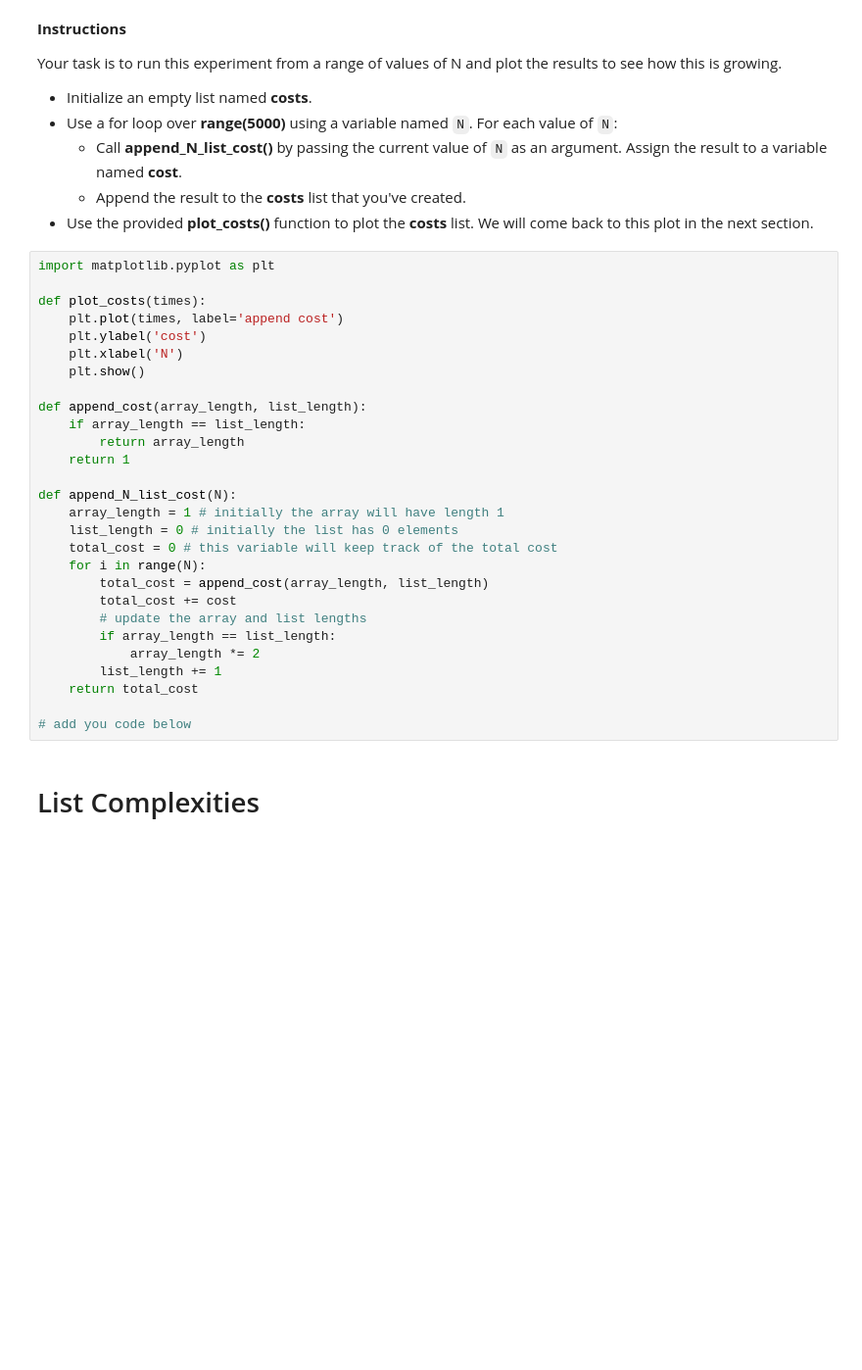
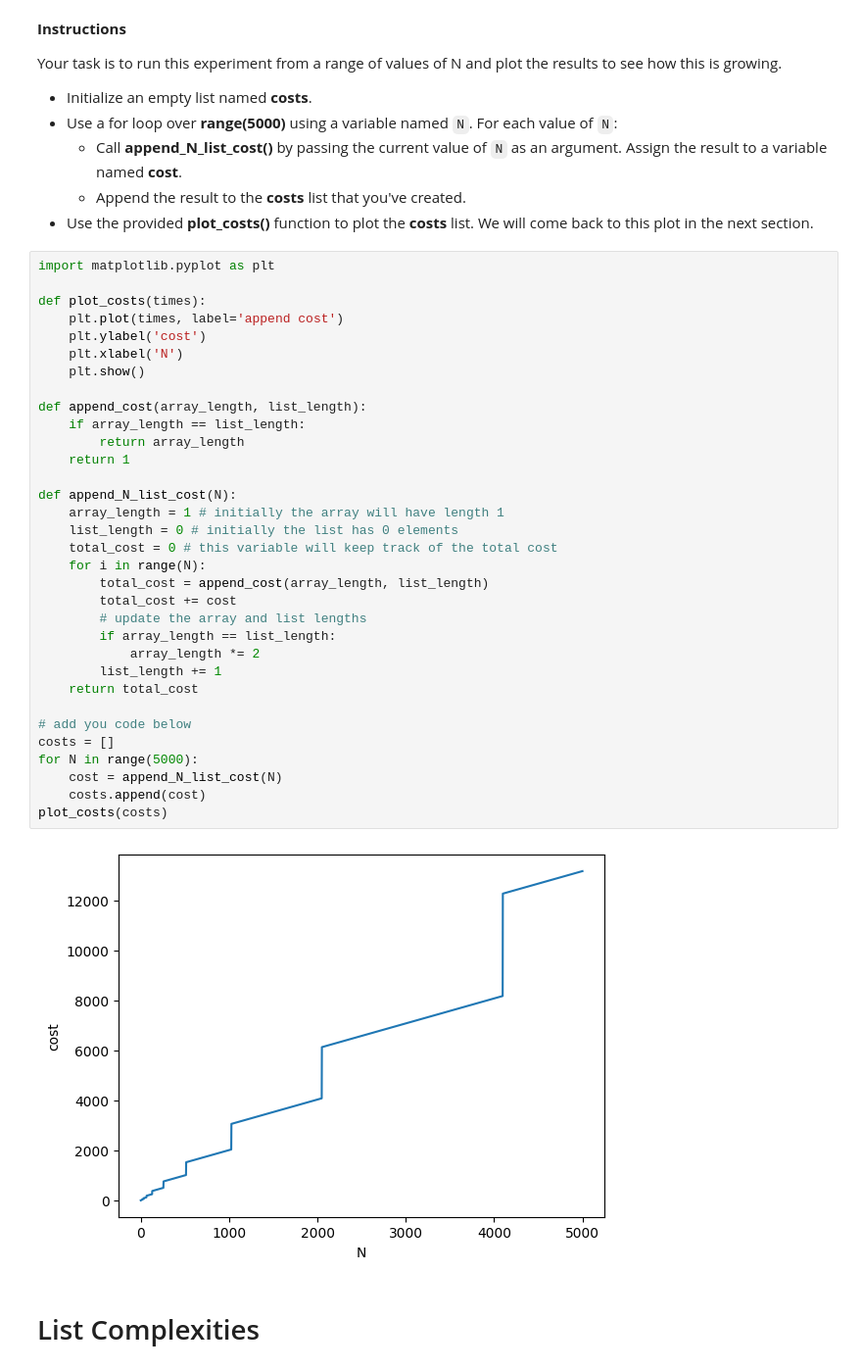
Before and after one commit to CarlosG18/aedii_dca0209, a Jupyter notebook: unidade1/U1T2/resolution_Constant_time_complexity.ipynb, the cells around one changed output. Shown: that part at 98% size. Saved outputs shown, nothing was run; the diff lists cells and outputs as text; blank space fills up the shorter version.

Commit message:
complete list constant_time_complexity

```diff
--- a/unidade1/U1T2/resolution_Constant_time_complexity.ipynb
+++ b/unidade1/U1T2/resolution_Constant_time_complexity.ipynb
@@ -415,31 +425,38 @@ Your task is to run this experiment from a range of values of N and plot the res
 # %%
 import matplotlib.pyplot as plt
 
 def plot_costs(times):
     plt.plot(times, label='append cost')
     plt.ylabel('cost')
     plt.xlabel('N')
     plt.show()
 
 def append_cost(array_length, list_length):
     if array_length == list_length:
         return array_length
     return 1
 
 def append_N_list_cost(N):
     array_length = 1 # initially the array will have length 1
     list_length = 0 # initially the list has 0 elements
     total_cost = 0 # this variable will keep track of the total cost
     for i in range(N):
         total_cost = append_cost(array_length, list_length)
         total_cost += cost
         # update the array and list lengths
         if array_length == list_length:
             array_length *= 2
         list_length += 1
     return total_cost
 
 # add you code below
+costs = []
+for N in range(5000):
+    cost = append_N_list_cost(N)
+    costs.append(cost)
+plot_costs(costs)
+# %% [output]
+[figure, added]
 # %% [markdown]
 # List Complexities
 # %% [markdown]
```
Also changed, not shown: parts of 14 cells of this notebook.
